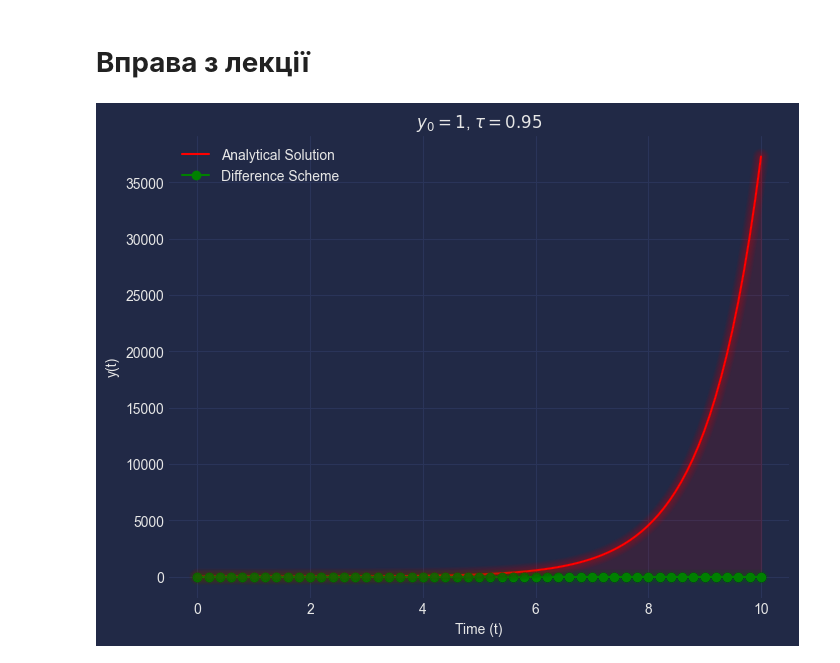
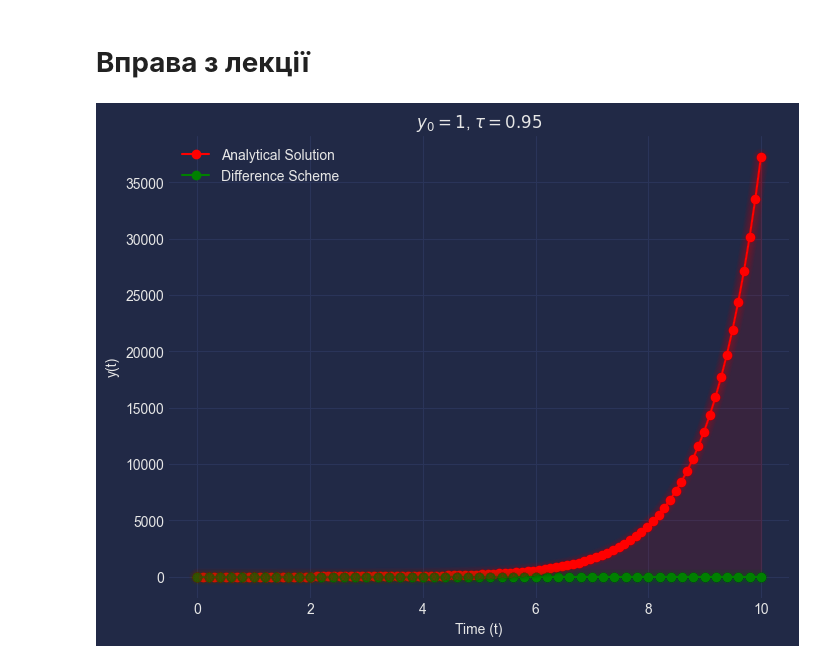
Before and after one commit to VAlduinV/KPI_tasks, a Jupyter notebook: HW_5/Task_5.ipynb, the cells around one changed output. Drawn from its saved outputs; the diff is of its cells as text; code cells hidden in the pictures.

```diff
--- a/HW_5/Task_5.ipynb
+++ b/HW_5/Task_5.ipynb
@@ -250,32 +250,32 @@ print(df)
 # %%
 # Parameters
 y0_value = 1
 tau = 0.95
 n = 50
 h = (10 - 0) / n
 xi = np.linspace(0, 10, n + 1)
 y_values = np.zeros(n + 1)
 y_values[0] = y0_value
 
 # Iterative calculation using difference scheme
 for i in range(1, n + 1):
     y_values[i] = y_values[i-1] + h * (y_values[i-1] - y0_value) / tau
 
 # Analytical solution
 def analytical_solution(t, y0, tau):
     return y0 * np.exp(t/tau)
 
 x = np.linspace(0, 10, 100)
 z = analytical_solution(x, y0_value, tau)
 
 plt.figure(figsize=(8, 6))
 plt.title(r"$y_0=1$, $\tau=0.95$")
-plt.plot(x, z, 'r', label="Analytical Solution")
+plt.plot(x, z, 'r', label="Analytical Solution", marker="o")
 plt.plot(xi, y_values, 'o-g', label="Difference Scheme")
 plt.legend(loc='upper left')
 plt.xlabel("Time (t)")
 plt.ylabel("y(t)")
 mplcyberpunk.add_glow_effects()
 plt.show()
 # %% [output]
-[figure, old version]
+[figure, new version]
```
Also changed, not shown: parts of 1 cell of this notebook.
